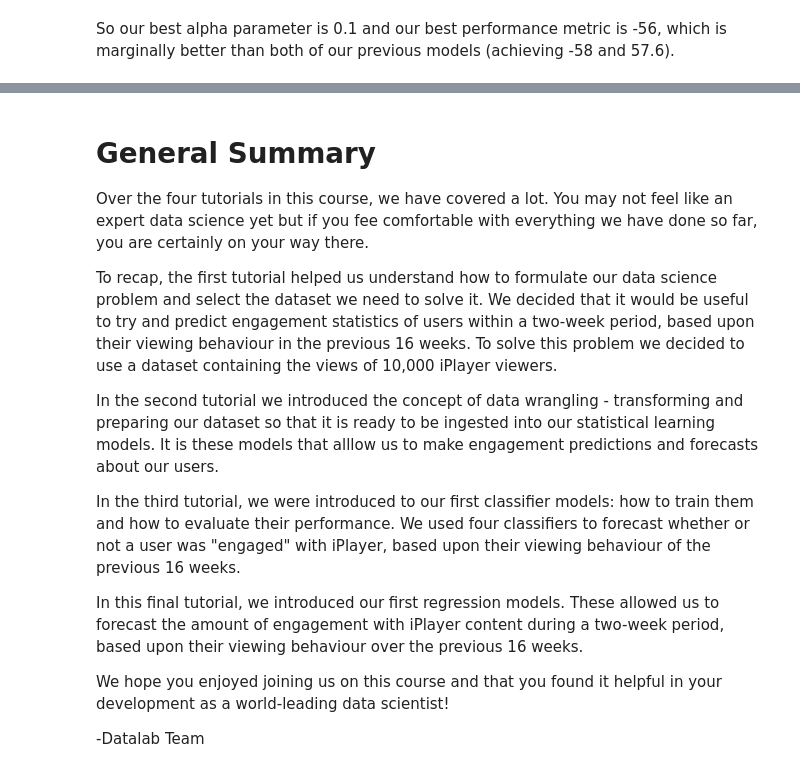
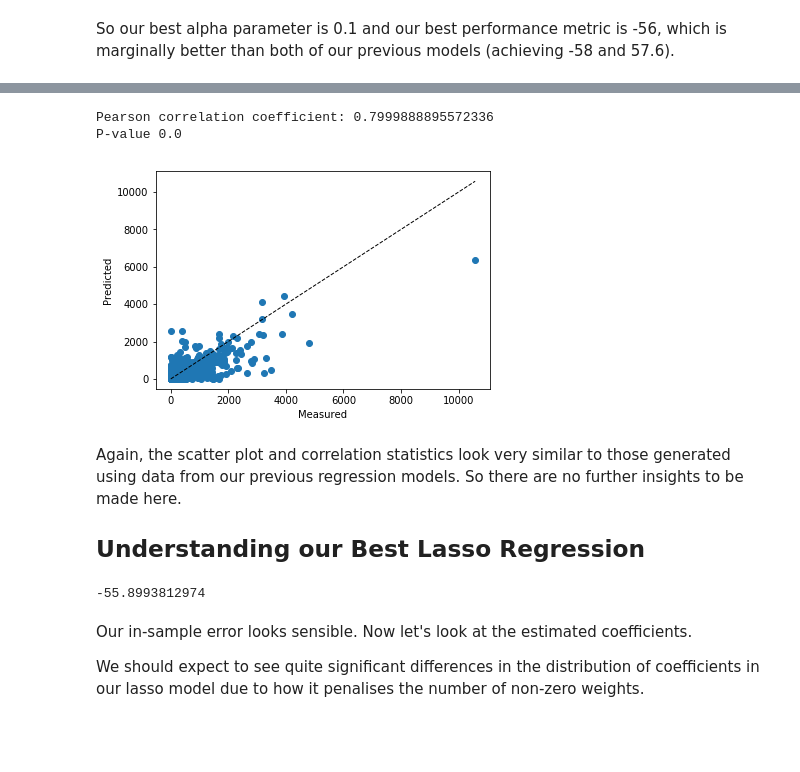
Before and after one commit to bbc/datalab-ml-training, a Jupyter notebook: iPlayerForecast_course4.ipynb, the cells around one changed output, grey strips where cells are left out. Saved outputs shown, nothing was run; the diff lists cells and outputs as text; code cells hidden in the pictures; blank space fills up the shorter version.

```diff
--- a/iPlayerForecast_course4.ipynb
+++ b/iPlayerForecast_course4.ipynb
@@ -308,13 +280,13 @@ The _alpha_ term just described is a hyperparameter that we need to tune.  Let's
 # %%
 # Setup the model and develop a simple grid search against some key parameters
-param_alpha=[0.001,0.01,0.1,1.0,10,100]
+RR_param_alpha=[0.001,0.01,0.1,1.0,10,100]
 # %%
 # Let's keep track of our best parameters
 RR_best_score=-200
-best_param=0
+RR_best_param=0
 
 # we will setup a manual grid search, but you can also use the gridsearchCV capability in sklearn
-for i in param_alpha:
+for i in RR_param_alpha:
     reg_r = linear_model.Ridge(alpha = i)
     scores=cross_val_score(reg_r,
                            features,
@@ -323,10 +295,10 @@ for i in param_alpha:
 
     if np.mean(scores)>RR_best_score:
         RR_best_score=np.mean(scores)
-        best_param=i
+        RR_best_param=i
 
 # print the overall best results
-print('Best Settings: alpha:',best_param)
-print('Inverse oout-of-sample error:', RR_best_score)
+print('Best Settings: alpha:',RR_best_param)
+print('Inverse out-of-sample error:',RR_best_score)
 # %% [output]
 Best Settings: alpha: 100
@@ -431,26 +401,26 @@ Lasso regression is another variant of multivariate regression and is often refe
 Again, we need to tune the penalty parameter _alpha_. In lasso regression, the _alpha_ parameter varies the number of non-zero coefficients. An _alpha_ of zero will produce a model that is equal to linear regression and as _alpha_ increases the number of non-zero coefficients is increasingly constrained.
 # %%
 # Setup the model and develop a simple grid search against some key parameters
-param_alpha=[0.001,0.01,0.1,1.0,10,100]
+LR_param_alpha=[0.001,0.01,0.1,1.0,10,100]
 # %%
 # Let's keep track of our best parameters
-best_score=-200
-best_param=0
+LR_best_score=-200
+LR_best_param=0
 
 # we will setup a manual grid search, but you can also use the gridsearchCV capability in sklearn
-for i in param_alpha:
+for i in LR_param_alpha:
     reg_l = linear_model.LassoLars(alpha = i)
     scores=cross_val_score(reg_l,
                            features,
                            target,
                            scoring='neg_mean_absolute_error')
-    if np.mean(scores)>best_score:
-        best_score=np.mean(scores)
-        best_param=i
+    if np.mean(scores)>LR_best_score:
+        LR_best_score=np.mean(scores)
+        LR_best_param=i
 
 # print the overall best results
-print('Best Settings: alpha:',best_param)
-print('Score:', best_score)
+print('Best Settings: alpha:',LR_best_param)
+print('Score:',LR_best_score)
 # %% [output]
 Best Settings: alpha: 0.1
 Score: -56.2569583055
@@ -583,16 +429,24 @@ In this tutorial we have explored how to train statistical models that can handl
-# %% [markdown]
-# General Summary
-
-Over the four tutorials in this course, we have covered a lot. You may not feel like an expert data science yet but if you fee comfortable with everything we have done so far, you are certainly on your way there.
-
-To recap, the first tutorial helped us understand how to formulate our data science problem and select the dataset we need to solve it. We decided that it would be useful to try and predict engagement statistics of users within a two-week period, based upon their viewing behaviour in the previous 16 weeks. To solve this problem we decided to use a dataset containing the views of 10,000 iPlayer viewers.
-
-In the second tutorial we introduced the concept of data wrangling - transforming and preparing our dataset so that it is ready to be ingested into our statistical learning models. It is these models that alllow us to make engagement  predictions and forecasts about our users.
-
-In the third tutorial, we were introduced to our first classifier models: how to train them and how to evaluate their performance. We used four classifiers to forecast whether or not a user was "engaged" with iPlayer, based upon their viewing behaviour of the previous 16 weeks.
-
-In this final tutorial, we introduced our first regression models. These allowed us to forecast the amount of engagement with iPlayer content during a two-week period, based upon their viewing behaviour over the previous 16 weeks.
-
-We hope you enjoyed joining us on this course and that you found it helpful in your development as a world-leading data scientist!
-
--Datalab Team
+# %%
+# First let's see how correlated the predicted and actual output variables are.
+reg_l=linear_model.LassoLars(alpha=LR_best_param)
+predicted=cross_val_predict(reg_l,features,target)
+LR_r, p  = pearsonr(target,predicted)
+print('Pearson correlation coefficient: {}'.format(LR_r) )
+print("P-value {}".format(p))
+
+# Let's compare graphically the predicted and actual values
+fig, ax = plt.subplots()
+ax.scatter(target,predicted)
+ax.plot([target.min(), target.max()], [target.min(), target.max()], 'k--', lw=1)
+ax.set_xlabel('Measured')
+ax.set_ylabel('Predicted')
+plt.show()
+# %% [output]
+Pearson correlation coefficient: 0.7999888895572336
+P-value 0.0
+[figure, added]
+# %% [markdown]
+Again, the scatter plot and correlation statistics look very similar to those generated using data from our previous regression models. So there are no further insights to be made here.
+
+<a id='best_lasso_reg'></a>
+## Understanding our Best Lasso Regression
@@ -598,0 +457,10 @@ We hope you enjoyed joining us on this course and that you found it helpful in y
+# %%
+# In-sample error
+LR_is=-metrics.mean_absolute_error(target,LR.predict(features))
+print(LR_is)
+# %% [output]
+-55.8993812974
+# %% [markdown]
+Our in-sample error looks sensible. Now let's look at the estimated coefficients.
+
+We should expect to see quite significant differences in the distribution of coefficients in our lasso model due to how it penalises the number of non-zero weights.
```
Also changed, not shown: parts of 71 cells of this notebook, 1 other file.
